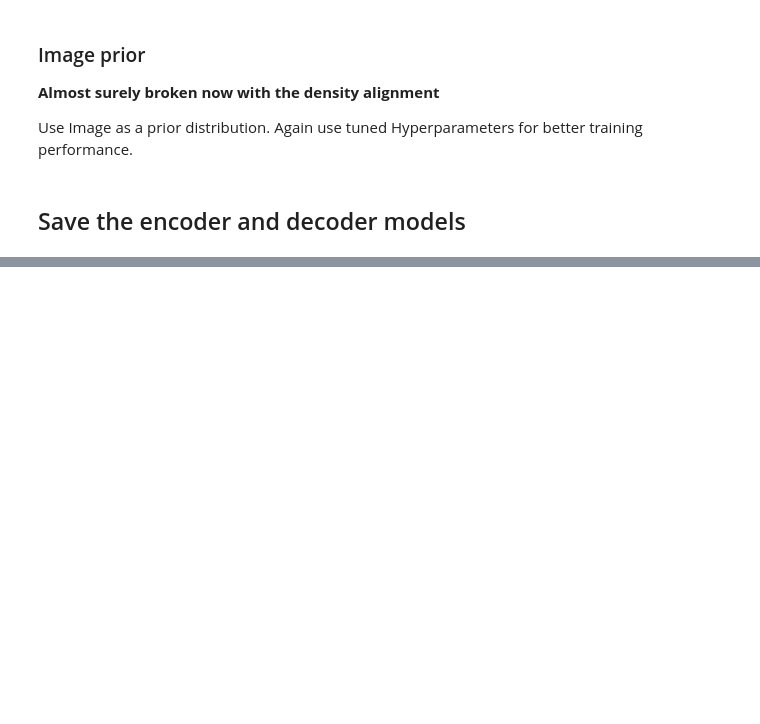
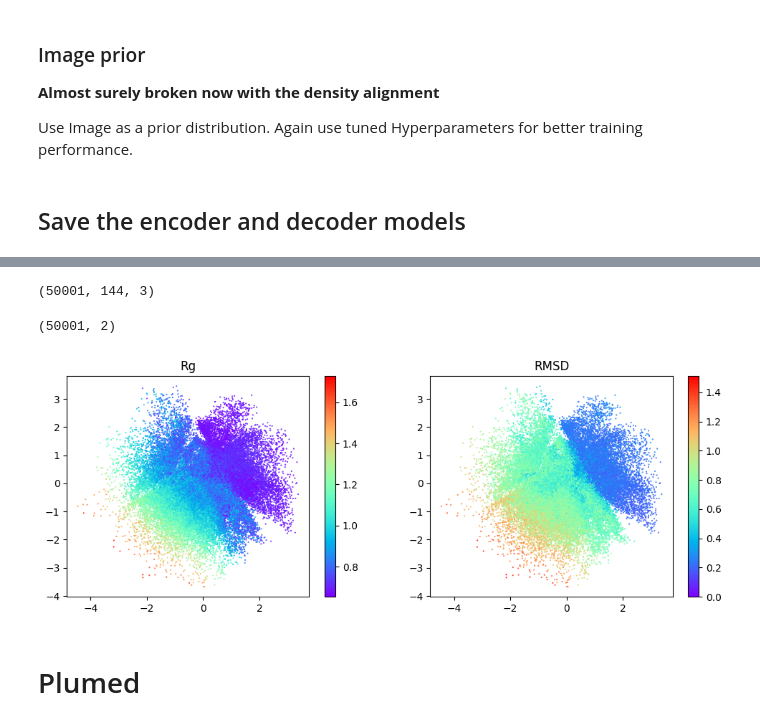
Before and after one commit to ljocha/ASMSA, a Jupyter notebook: train.ipynb, the cells around one changed output, grey strips where cells are left out. Cells and saved outputs as stored; diff of their text form; code cells hidden in the pictures; blank space fills up the shorter version.

Commit message:
Trpcage thermal unfolding

```diff
--- a/train.ipynb
+++ b/train.ipynb
@@ -443,0 +489,8 @@ np.max(err),np.max(rerr)
+# %%
+tr = md.load('../ASMSA.final/trpcage_ds_nH.xtc', top='../ASMSA.final/trpcage_npt400_nH.pdb')
+tr.xyz.shape
+# %% [output]
+(50001, 144, 3)
+# %%
+des = md.load('../DE-Shaw/trpcage_red.xtc', top='../DE-Shaw/trpcage_correct.pdb')
+des.xyz.shape
@@ -443,0 +525,27 @@ np.max(err),np.max(rerr)
+# %%
+m = torch.jit.load('model_thermal-unf.pt')
+lows = m(torch.tensor(tr.xyz)).numpy()
+np.savetxt("lows_thermal_unfolding.txt", lows)
+lows.shape
+# %% [output]
+(50001, 2)
+# %%
+# visual check, should be the same as in train.ipynb
+rg = md.compute_rg(tr)
+base = md.load(conf)
+rmsd = md.rmsd(tr,base[0])
+cmap = plt.get_cmap('rainbow')
+plt.figure(figsize=(12,4))
+plt.subplot(121)
+plt.scatter(lows[:,0],lows[:,1],marker='.',c=rg,cmap=cmap,s=1)
+plt.colorbar(cmap=cmap)
+plt.title("Rg")
+plt.subplot(122)
+plt.scatter(lows[:,0],lows[:,1],marker='.',c=rmsd,cmap=cmap,s=1)
+plt.colorbar(cmap=cmap)
+plt.title("RMSD")
+plt.savefig("Thermal-unfolding.png")
+# %% [output]
+[figure, added]
+# %% [markdown]
+# Plumed
```
Also changed, not shown: parts of 34 cells of this notebook, 3 other files.
